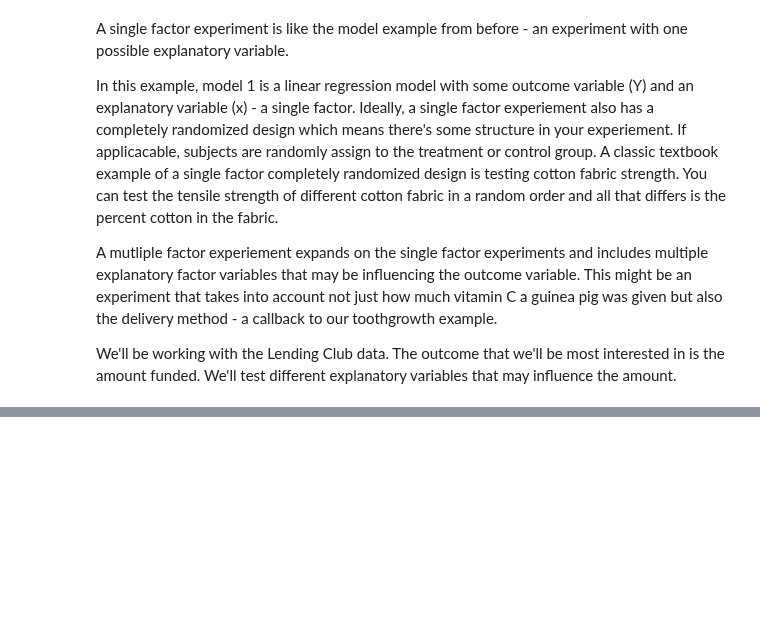
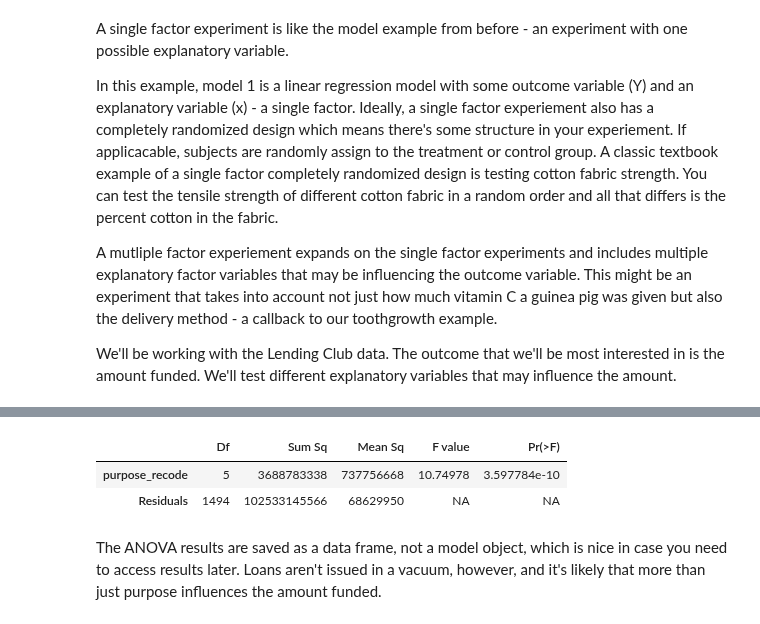
Before and after one commit to iamjz/R-Data, a Jupyter notebook: Design of Experiments.ipynb, the cells around one changed output, grey strips where cells are left out. Saved outputs shown, nothing was run; the diff lists cells and outputs as text; code cells hidden in the pictures; blank space fills up the shorter version.

```diff
--- a/Design of Experiments.ipynb
+++ b/Design of Experiments.ipynb
@@ -1044,0 +1117,3 @@ We'll be working with the Lending Club data. The outcome that we'll be most inte
+# %%
+# Build a linear regression model, stored as purpose_recode_model
+purpose_recode_model <- lm(funded_amnt ~ purpose_recode, data = lendingclub)
@@ -1044,0 +1141,3 @@ We'll be working with the Lending Club data. The outcome that we'll be most inte
+# %%
+# Get anova results and save as purpose_recode_anova
+purpose_recode_anova <- anova(purpose_recode_model)
@@ -1044,0 +1164,8 @@ We'll be working with the Lending Club data. The outcome that we'll be most inte
+# %%
+purpose_recode_anova
+# %% [output]
+|  | Df | Sum Sq | Mean Sq | F value | Pr(>F) |
+| purpose_recode | 5 | 3688783338 | 737756668 | 10.74978 | 3.597784e-10 |
+| Residuals | 1494 | 102533145566 | 68629950 | NA | NA |
+# %% [markdown]
+The ANOVA results are saved as a data frame, not a model object, which is nice in case you need to access results later. Loans aren't issued in a vacuum, however, and it's likely that more than just purpose influences the amount funded.
```
Also changed, not shown: parts of 18 cells of this notebook, 1 other file.
